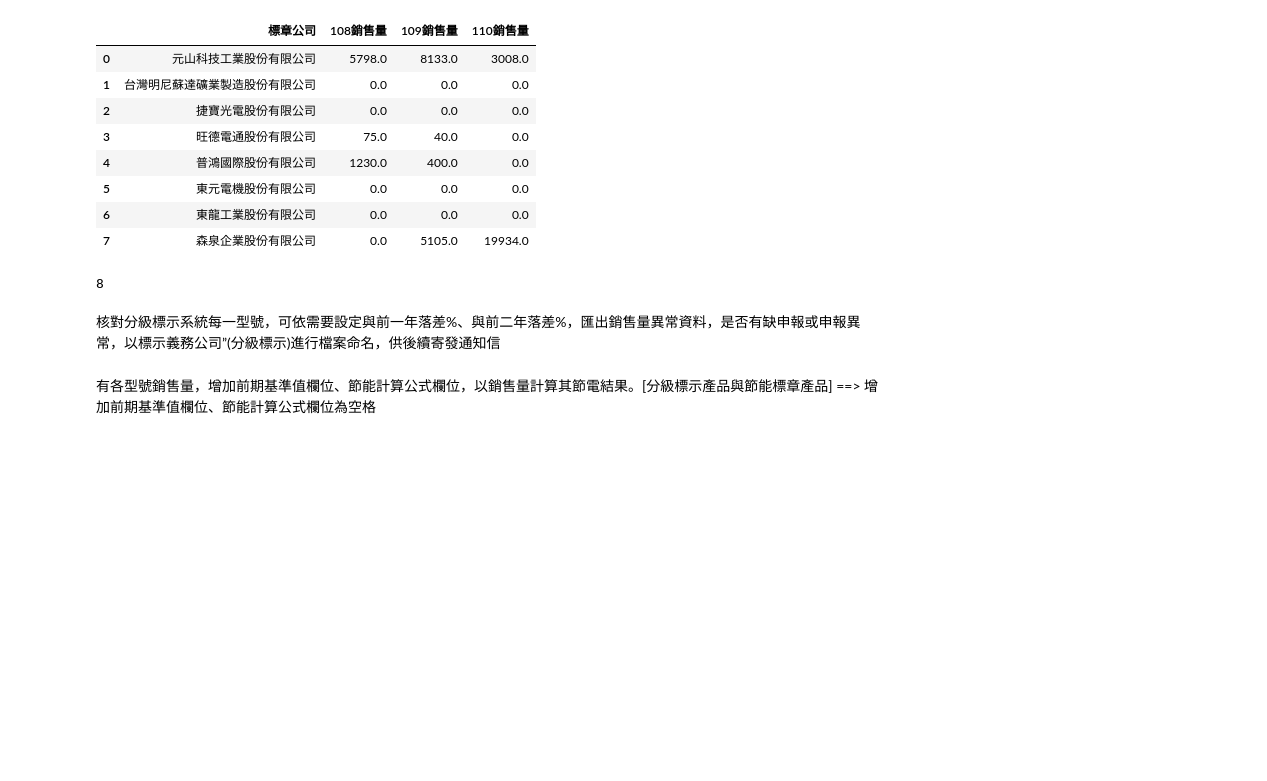
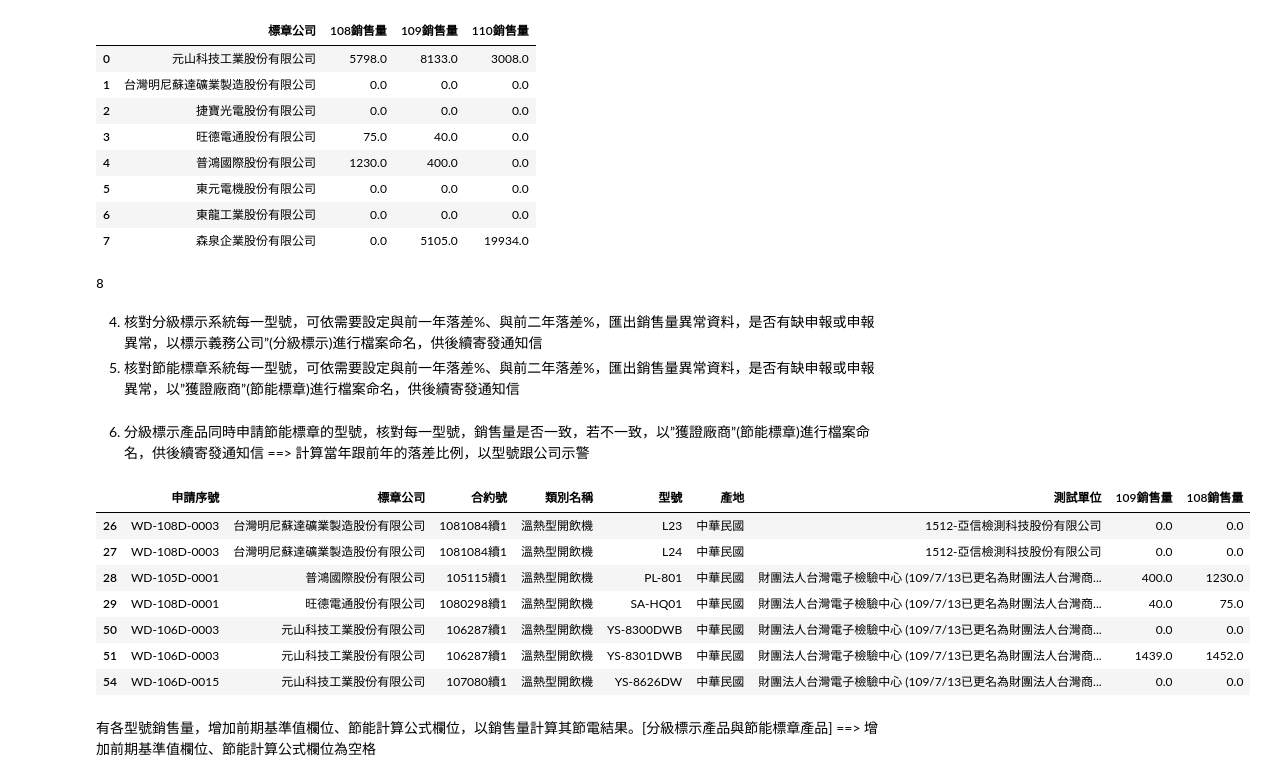
Before and after one commit to Mark-Din/itri_etl_analysis, a Jupyter notebook: notebook/test.ipynb, the cells around one changed output. Drawn from its saved outputs; the diff is of its cells as text; code cells hidden in the pictures; blank space fills up the shorter version.

```diff
--- a/notebook/test.ipynb
+++ b/notebook/test.ipynb
@@ -257,4 +257,5 @@ mysql_insertion(df_label_sale_record, 'sale_record_label')
 # %% [output]
 8
 # %% [markdown]
-核對分級標示系統每一型號，可依需要設定與前一年落差%、與前二年落差%，匯出銷售量異常資料，是否有缺申報或申報異常，以標示義務公司”(分級標示)進行檔案命名，供後續寄發通知信
+4.	核對分級標示系統每一型號，可依需要設定與前一年落差%、與前二年落差%，匯出銷售量異常資料，是否有缺申報或申報異常，以標示義務公司”(分級標示)進行檔案命名，供後續寄發通知信
+5.	核對節能標章系統每一型號，可依需要設定與前一年落差%、與前二年落差%，匯出銷售量異常資料，是否有缺申報或申報異常，以”獲證廠商”(節能標章)進行檔案命名，供後續寄發通知信
@@ -261,3 +270,18 @@ mysql_insertion(df_label_sale_record, 'sale_record_label')
+# %% [markdown]
+6.	分級標示產品同時申請節能標章的型號，核對每一型號，銷售量是否一致，若不一致，以”獲證廠商”(節能標章)進行檔案命名，供後續寄發通知信
+        ==> 計算當年跟前年的落差比例，以型號跟公司示警
+# %%
+df_sales_diff = df_label[['標章公司','109銷售量','型號']].merge(df_grading[['標示義務公司','產品型號', '2020銷售量']], how='inner', left_on = ['標章公司', '型號'], right_on=['標示義務公司','產品型號'])
+df_sales_diff[df_sales_diff['2020銷售量'] - df_sales_diff['109銷售量'] != 0]
+# %% [output]
+|  | 申請序號 | 標章公司 | 合約號 | 類別名稱 | 型號 | 產地 | 測試單位 | 109銷售量 | 108銷售量 |
+| 26 | WD-108D-0003 | 台灣明尼蘇達礦業製造股份有限公司 | 1081084續1 | 溫熱型開飲機 | L23 | 中華民國 | 1512-亞信檢測科技股份有限公司 | 0.0 | 0.0 |
+| 27 | WD-108D-0003 | 台灣明尼蘇達礦業製造股份有限公司 | 1081084續1 | 溫熱型開飲機 | L24 | 中華民國 | 1512-亞信檢測科技股份有限公司 | 0.0 | 0.0 |
+| 28 | WD-105D-0001 | 普鴻國際股份有限公司 | 105115續1 | 溫熱型開飲機 | PL-801 | 中華民國 | 財團法人台灣電子檢驗中心 (109/7/13已更名為財團法人台灣商... | 400.0 | 1230.0 |
+| 29 | WD-108D-0001 | 旺德電通股份有限公司 | 1080298續1 | 溫熱型開飲機 | SA-HQ01 | 中華民國 | 財團法人台灣電子檢驗中心 (109/7/13已更名為財團法人台灣商... | 40.0 | 75.0 |
+| 50 | WD-106D-0003 | 元山科技工業股份有限公司 | 106287續1 | 溫熱型開飲機 | YS-8300DWB | 中華民國 | 財團法人台灣電子檢驗中心 (109/7/13已更名為財團法人台灣商... | 0.0 | 0.0 |
+| 51 | WD-106D-0003 | 元山科技工業股份有限公司 | 106287續1 | 溫熱型開飲機 | YS-8301DWB | 中華民國 | 財團法人台灣電子檢驗中心 (109/7/13已更名為財團法人台灣商... | 1439.0 | 1452.0 |
+| 54 | WD-106D-0015 | 元山科技工業股份有限公司 | 107080續1 | 溫熱型開飲機 | YS-8626DW | 中華民國 | 財團法人台灣電子檢驗中心 (109/7/13已更名為財團法人台灣商... | 0.0 | 0.0 |
 # %% [markdown]
 有各型號銷售量，增加前期基準值欄位、節能計算公式欄位，以銷售量計算其節電結果。[分級標示產品與節能標章產品]
         ==> 增加前期基準值欄位、節能計算公式欄位為空格
```
Also changed, not shown: parts of 7 cells of this notebook, 3 other files.
